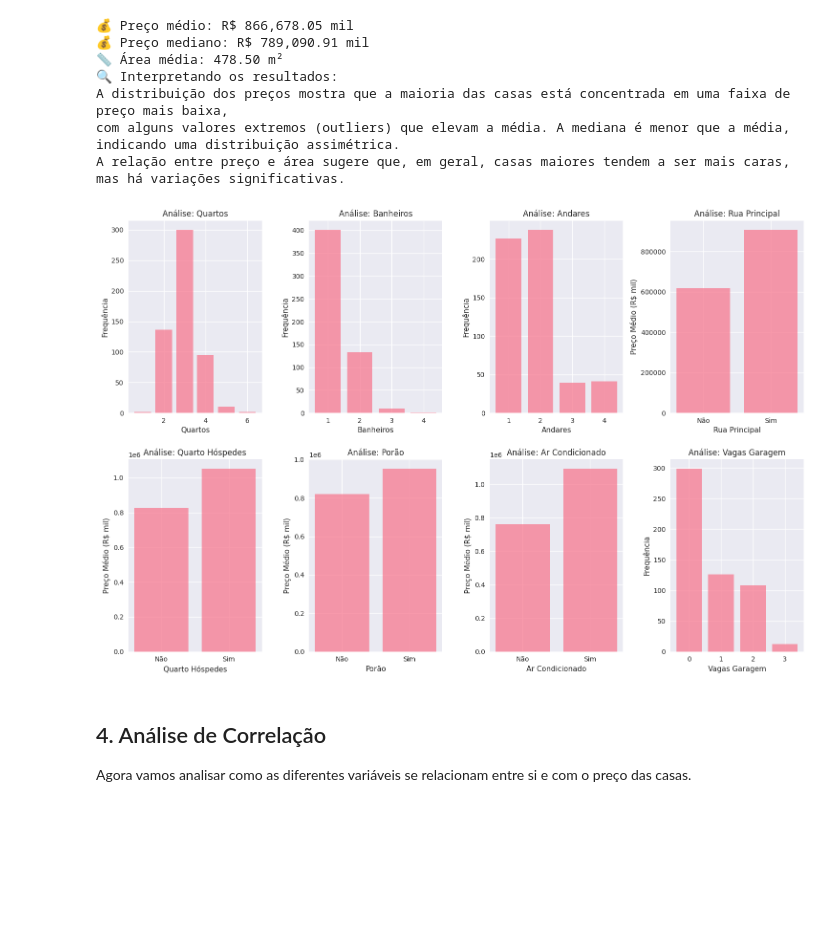
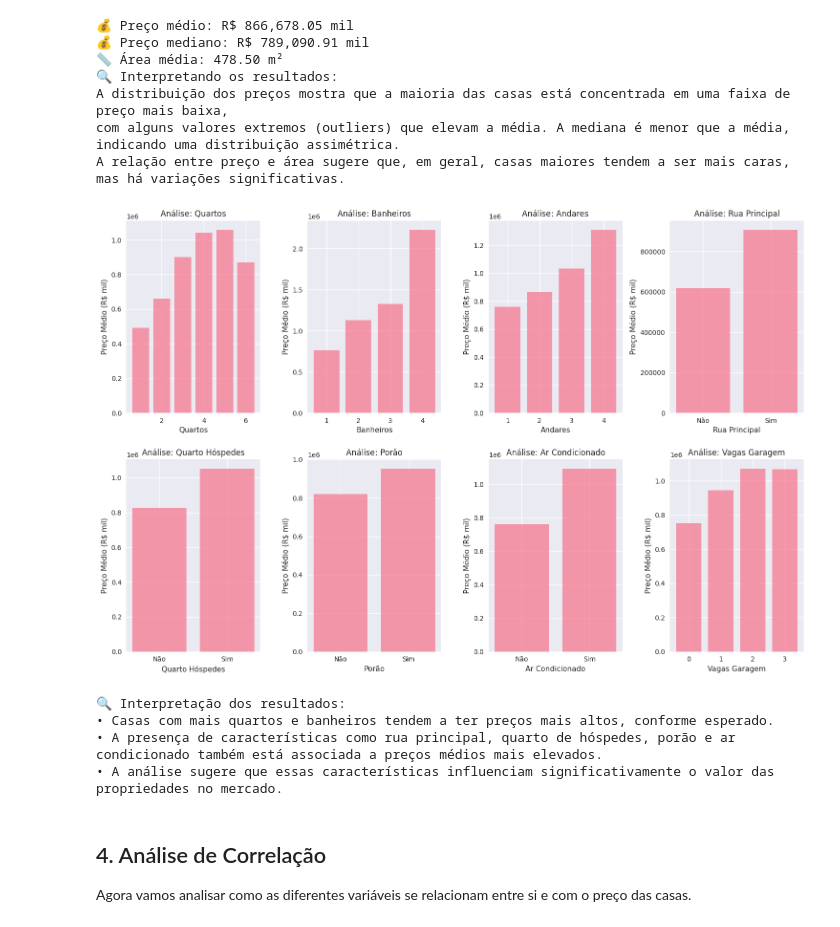
Before and after one commit to VictorGHaddad/AcademyOut-CCM-AIClass, a Jupyter notebook: aula_01.ipynb, the cells around one changed output. Cells and saved outputs as stored; diff of their text form; code cells hidden in the pictures; blank space fills up the shorter version.

```diff
--- a/aula_01.ipynb
+++ b/aula_01.ipynb
@@ -341,38 +341,51 @@ categorical_features = ['quartos', 'banheiros', 'andares', 'rua_principal',
 feature_labels = {
     'quartos': 'Quartos',
     'banheiros': 'Banheiros',
     'andares': 'Andares',
     'rua_principal': 'Rua Principal',
     'quarto_hospedes': 'Quarto Hóspedes',
     'porao': 'Porão',
     'ar_condicionado': 'Ar Condicionado',
     'vagas_garagem': 'Vagas Garagem'
 }
 
 for i, feature in enumerate(categorical_features, 1):
     plt.subplot(2, 4, i)
 
     if feature in ['quartos', 'banheiros', 'andares', 'vagas_garagem']:
-        # Para variáveis discretas
-        counts = df[feature].value_counts().sort_index()
-        plt.bar(counts.index, counts.values, alpha=0.7)
+        # Para variáveis discretas, quero a relação com o preço médio
+        avg_price = df.groupby(feature)['preco'].mean()
+        plt.bar(avg_price.index, avg_price.values, alpha=0.7)
         plt.xlabel(feature_labels[feature])
-        plt.ylabel('Frequência')
+        plt.ylabel('Preço Médio (R$ mil)')
+
+
+
     else:
         # Para variáveis binárias
         avg_price = df.groupby(feature)['preco'].mean()
         labels = ['Não', 'Sim'] if len(avg_price) == 2 else avg_price.index
         plt.bar(range(len(avg_price)), avg_price.values, alpha=0.7)
         plt.xticks(range(len(avg_price)), labels)
         plt.xlabel(feature_labels[feature])
         plt.ylabel('Preço Médio (R$ mil)')
 
     plt.title(f'Análise: {feature_labels[feature]}')
 
 plt.tight_layout()
 plt.show()
+
+#interpretação dos resultados
+print("🔍 Interpretação dos resultados:"
+      "\n• Casas com mais quartos e banheiros tendem a ter preços mais altos, conforme esperado."
+      "\n• A presença de características como rua principal, quarto de hóspedes, porão e ar condicionado também está associada a preços médios mais elevados."
+      "\n• A análise sugere que essas características influenciam significativamente o valor das propriedades no mercado.")
 # %% [output]
-[figure, old version]
+[figure, new version]
+🔍 Interpretação dos resultados:
+• Casas com mais quartos e banheiros tendem a ter preços mais altos, conforme esperado.
+• A presença de características como rua principal, quarto de hóspedes, porão e ar condicionado também está associada a preços médios mais elevados.
+• A análise sugere que essas características influenciam significativamente o valor das propriedades no mercado.
 # %% [markdown]
 ## 4. Análise de Correlação
 
```
Also changed, not shown: 3 other files.
